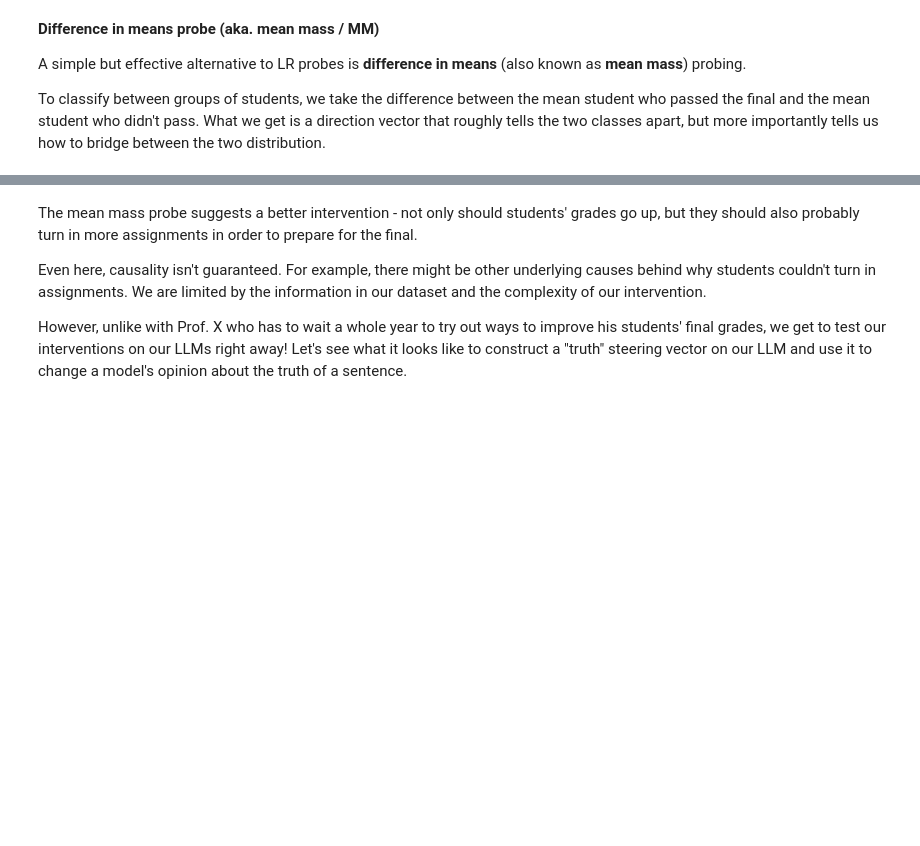
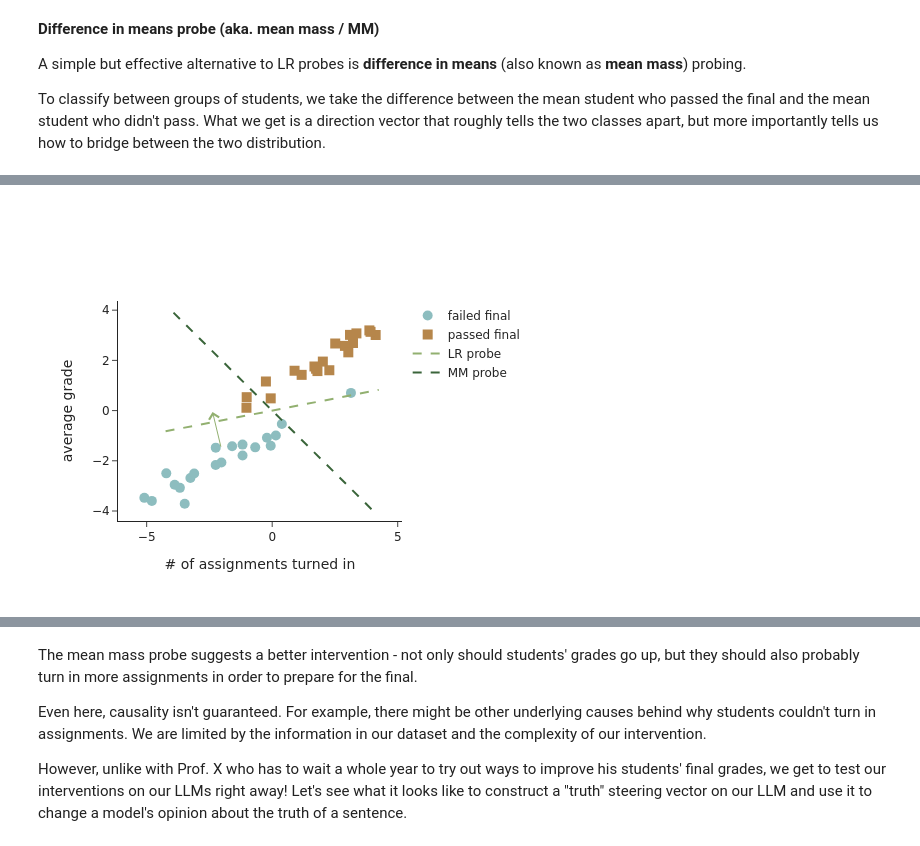
Before and after one commit to cs221m/cs221m-course, a Jupyter notebook: lecture_3_probes.ipynb, the cells around one changed output, grey strips where cells are left out. Saved outputs shown, nothing was run; the diff lists cells and outputs as text; code cells hidden in the pictures; blank space fills up the shorter version.

```diff
--- a/lecture_3_probes.ipynb
+++ b/lecture_3_probes.ipynb
@@ -524,5 +527,5 @@ fig.add_trace(
     )
 )
 
-fig
+fig.show()
 # %% [output]
@@ -530,3 +532,4 @@ fig
+[figure, added]
 # %%
 fig.add_annotation(
     ax=mean_low[0],  # x-coordinate of the arrow's head
```
Also changed, not shown: parts of 37 cells of this notebook, 4 other files.
